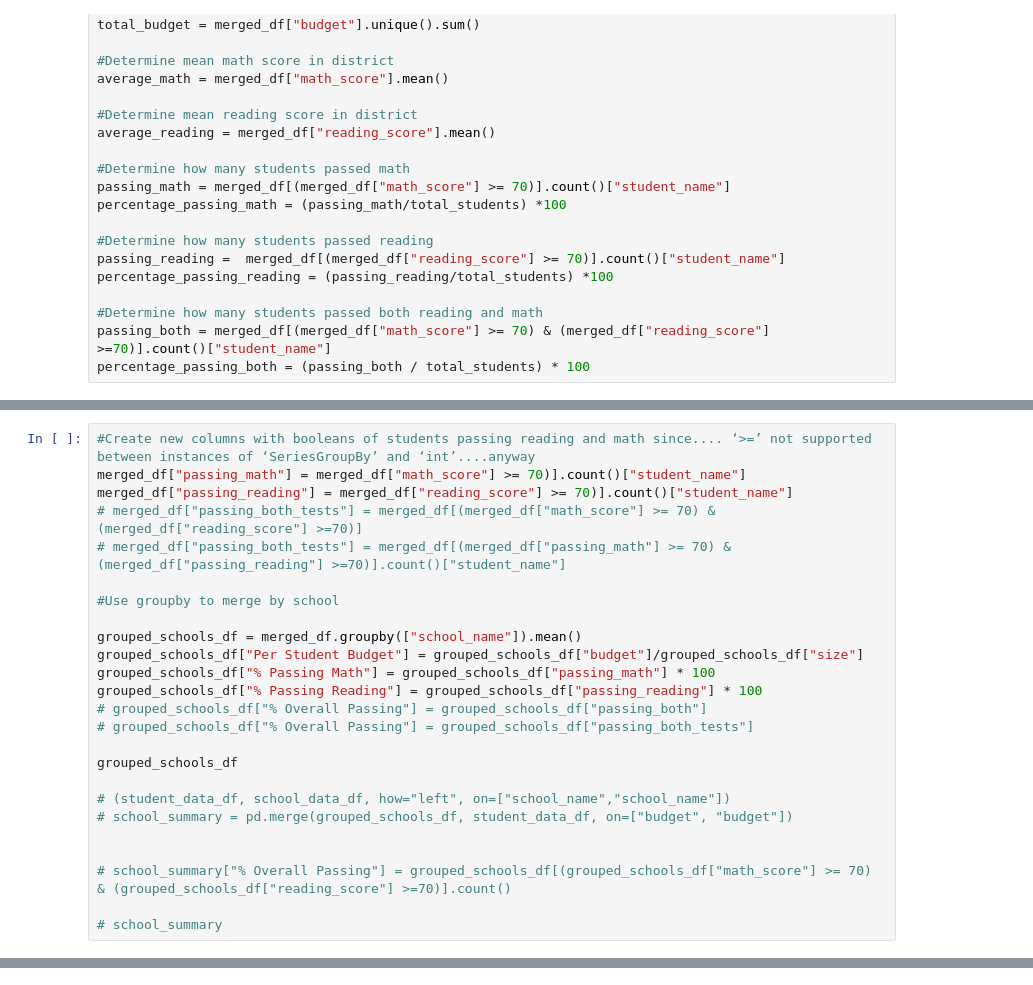
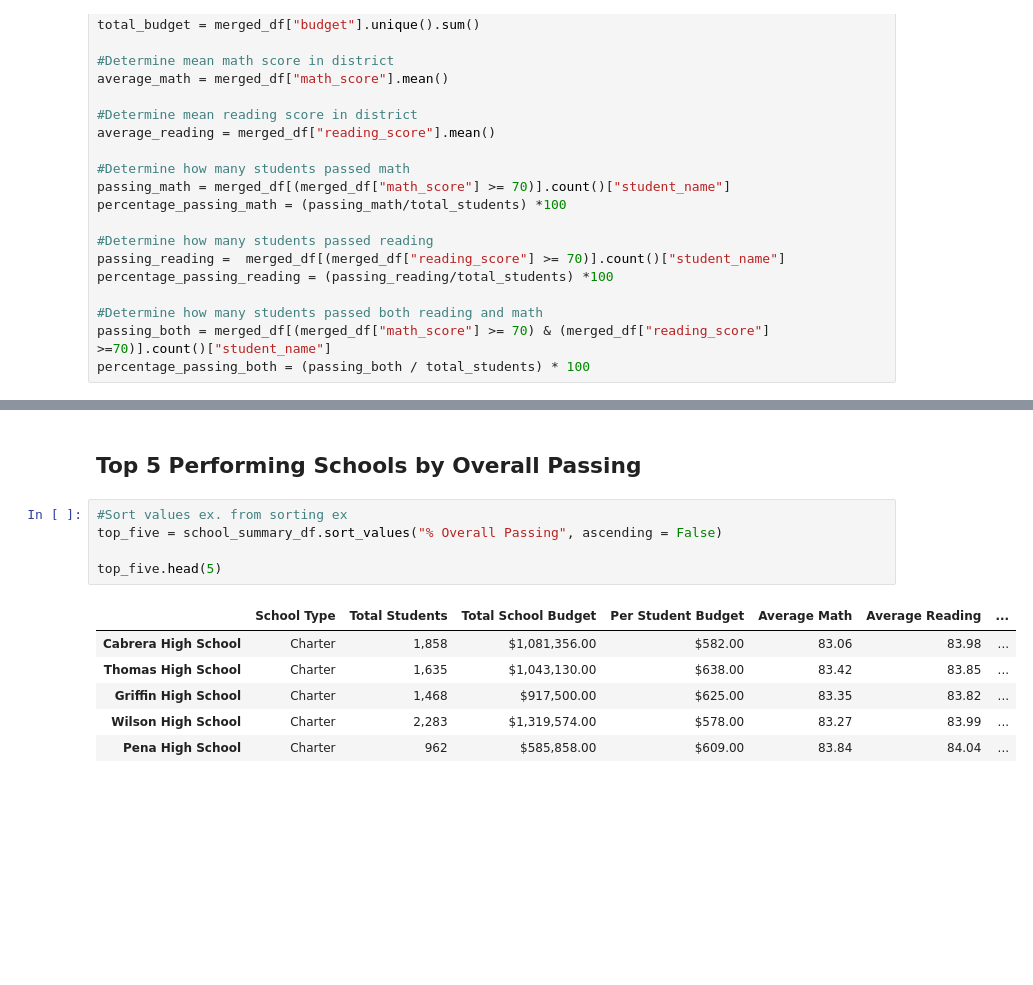
Before and after one commit to ccromperla/pandas-challenge, a Jupyter notebook: PyCitySchools/PyCitySchools.ipynb, the cells around one changed output, grey strips where cells are left out. Cells and saved outputs as stored; diff of their text form; blank space fills up the shorter version.

```diff
--- a/PyCitySchools/PyCitySchools.ipynb
+++ b/PyCitySchools/PyCitySchools.ipynb
@@ -89,25 +83,0 @@ school_data_df
-# %%
-#Create new columns with booleans of students passing reading and math since.... ‘>=’ not supported between instances of ‘SeriesGroupBy’ and ‘int’....anyway
-merged_df["passing_math"] = merged_df["math_score"] >= 70)].count()["student_name"]
-merged_df["passing_reading"] = merged_df["reading_score"] >= 70)].count()["student_name"]
-# merged_df["passing_both_tests"] = merged_df[(merged_df["math_score"] >= 70) & (merged_df["reading_score"] >=70)]
-# merged_df["passing_both_tests"] = merged_df[(merged_df["passing_math"] >= 70) & (merged_df["passing_reading"] >=70)].count()["student_name"]
-
-#Use groupby to merge by school
-
-grouped_schools_df = merged_df.groupby(["school_name"]).mean()
-grouped_schools_df["Per Student Budget"] = grouped_schools_df["budget"]/grouped_schools_df["size"]
-grouped_schools_df["% Passing Math"] = grouped_schools_df["passing_math"] * 100
-grouped_schools_df["% Passing Reading"] = grouped_schools_df["passing_reading"] * 100
-# grouped_schools_df["% Overall Passing"] = grouped_schools_df["passing_both"]
-# grouped_schools_df["% Overall Passing"] = grouped_schools_df["passing_both_tests"]
-
-grouped_schools_df
-
-# (student_data_df, school_data_df, how="left", on=["school_name","school_name"])
-# school_summary = pd.merge(grouped_schools_df, student_data_df, on=["budget", "budget"])
-
-
-# school_summary["% Overall Passing"] = grouped_schools_df[(grouped_schools_df["math_score"] >= 70) & (grouped_schools_df["reading_score"] >=70)].count()
-
-# school_summary
@@ -147,0 +154,14 @@ SyntaxError: invalid syntax (<ipython-input-19-ebb876777a0f>, line 2)
+# %% [markdown]
+## Top 5 Performing Schools by Overall Passing
+# %%
+#Sort values ex. from sorting ex
+top_five = school_summary_df.sort_values("% Overall Passing", ascending = False)
+
+top_five.head(5)
+# %% [output]
+|  | School Type | Total Students | Total School Budget | Per Student Budget | Average Math | Average Reading | ... |
+| Cabrera High School | Charter | 1,858 | $1,081,356.00 | $582.00 | 83.06 | 83.98 | ... |
+| Thomas High School | Charter | 1,635 | $1,043,130.00 | $638.00 | 83.42 | 83.85 | ... |
+| Griffin High School | Charter | 1,468 | $917,500.00 | $625.00 | 83.35 | 83.82 | ... |
+| Wilson High School | Charter | 2,283 | $1,319,574.00 | $578.00 | 83.27 | 83.99 | ... |
+| Pena High School | Charter | 962 | $585,858.00 | $609.00 | 83.84 | 84.04 | ... |
```
Also changed, not shown: parts of 25 cells of this notebook.
